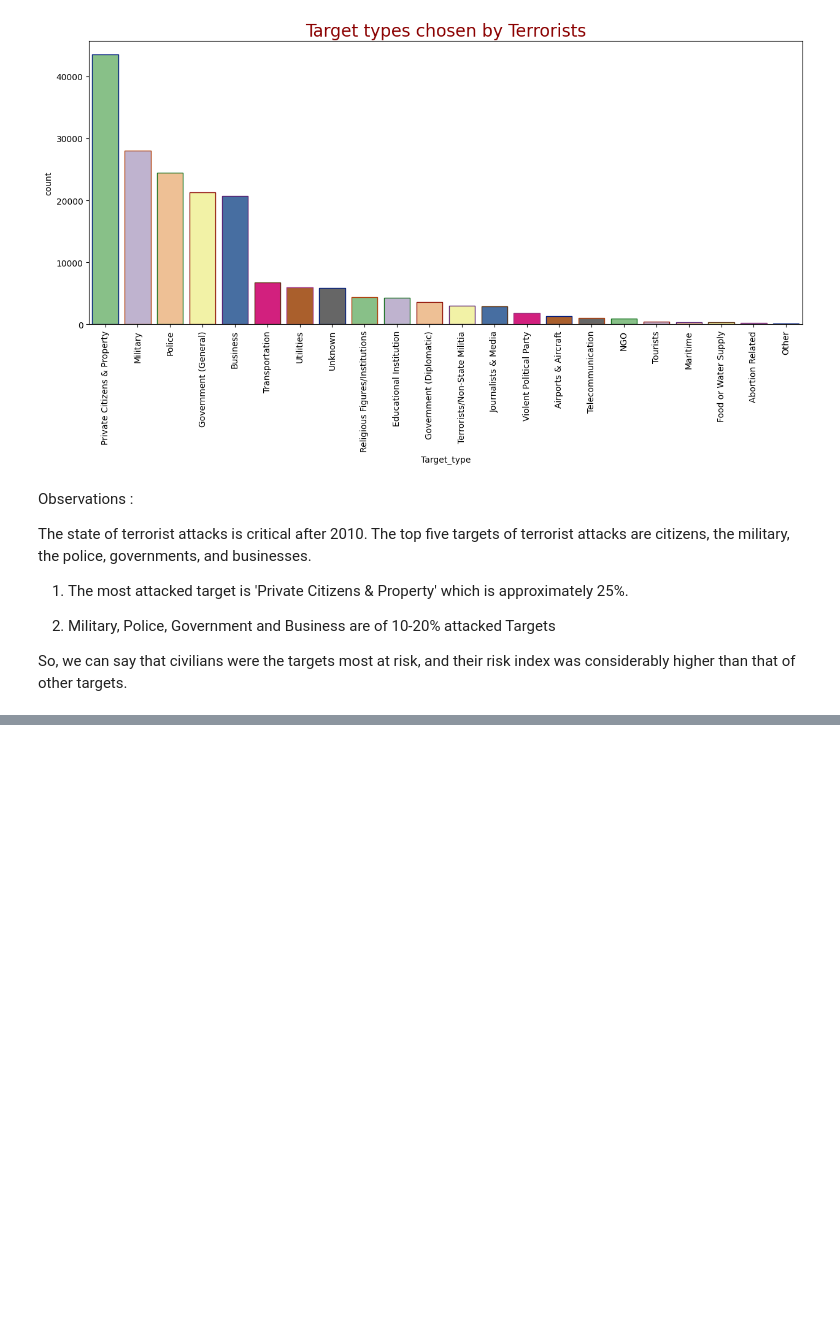
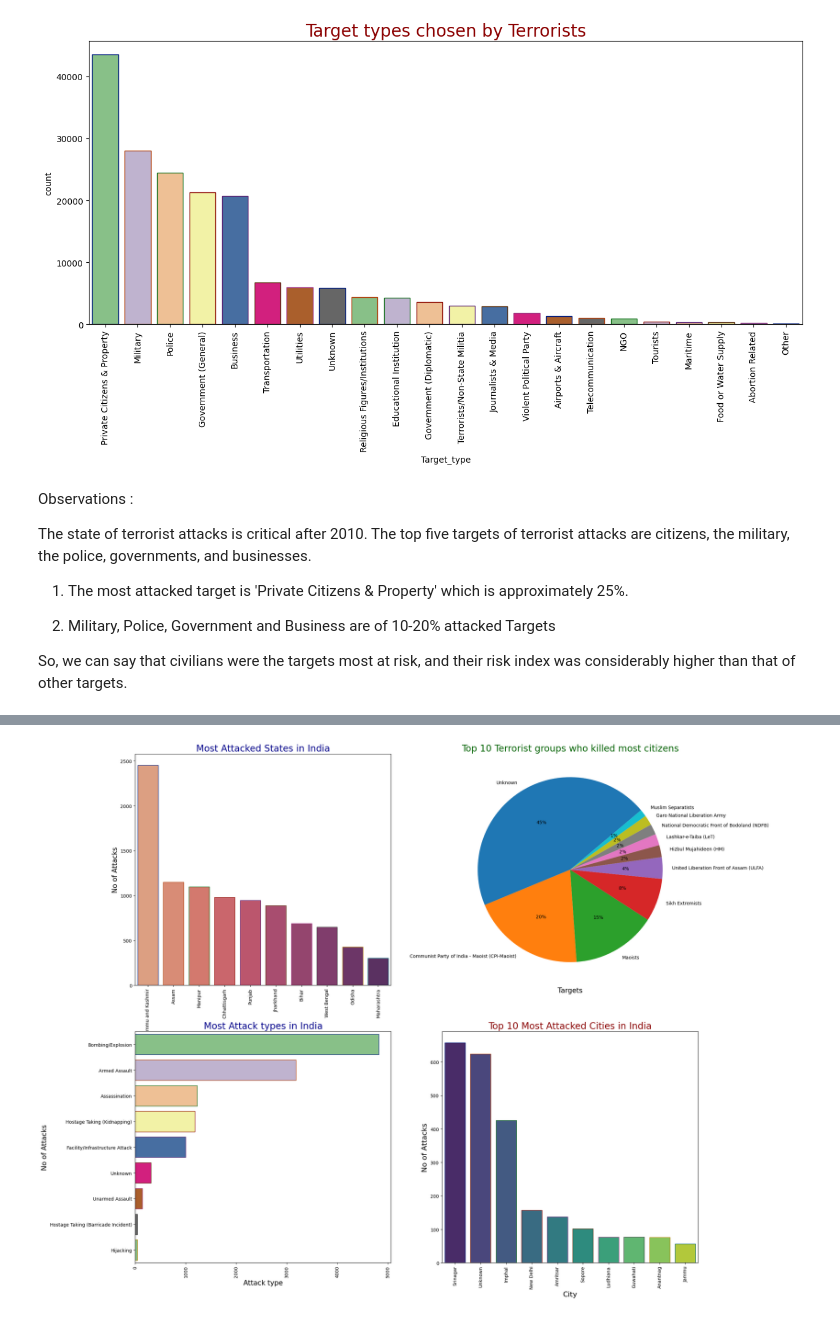
Before and after one commit to somyakmukherjee/Exploratory-Data-Analysis-on-Global-Terrorism, a Jupyter notebook: Capstone_Project_Global_terrorism_EDA_by_Somyak_Mukherjee.ipynb, the cells around one changed output, grey strips where cells are left out. Saved outputs shown, nothing was run; the diff lists cells and outputs as text; code cells hidden in the pictures; blank space fills up the shorter version.

```diff
--- a/Capstone_Project_Global_terrorism_EDA_by_Somyak_Mukherjee.ipynb
+++ b/Capstone_Project_Global_terrorism_EDA_by_Somyak_Mukherjee.ipynb
@@ -307,0 +335,5 @@ So, we can say that civilians were the targets most at risk, and their risk inde
+# %%
+#Dataset of Top 10 states in India which were attacked by Terrorists:
+gt_india = gt_df.loc[gt_df['Country'] == 'India']
+indiastate_df = gt_india.groupby("State")['Kills'].count().sort_values(ascending=False).reset_index().head(10)
+indiastate_df
@@ -307,0 +352,4 @@ So, we can say that civilians were the targets most at risk, and their risk inde
+# %%
+#Dataset of Top 10 Cities in India which were attacked by Terrorists:
+indiacity_df = gt_india.groupby("City")['Kills'].count().sort_values(ascending=False).reset_index().head(10)
+indiacity_df
@@ -307,0 +368,4 @@ So, we can say that civilians were the targets most at risk, and their risk inde
+# %%
+#Dataset of Top 10 Terrorist groups who killed most citizens
+group_df = gt_india.groupby("Gang_name")['Kills'].count().sort_values(ascending=False).reset_index().head(10)
+group_df
@@ -307,0 +384,4 @@ So, we can say that civilians were the targets most at risk, and their risk inde
+# %%
+#Top 10 most attacked Targets in India
+attack_df = gt_india.groupby("Attacktype")['Kills'].count().sort_values(ascending=False).reset_index().head(10)
+attack_df
@@ -307,0 +399,38 @@ So, we can say that civilians were the targets most at risk, and their risk inde
+# %%
+# Top 10 states in India which were attacked by Terrorists:
+plt.subplot(2,2,1)
+sns.barplot(x=indiastate_df['State'], y=indiastate_df['Kills'],  palette='flare',edgecolor=sns.color_palette('dark',10),orient='v')
+plt.title("Most Attacked States in India",fontsize= 20,color='Darkblue')
+plt.xlabel('State',fontsize=15)
+plt.ylabel('No of Attacks',fontsize = 15)
+plt.xticks(rotation=90)
+
+
+# Top 10 Terrorist groups who killed most citizens:
+plt.subplot(2,2,2)
+xlabels = group_df['Gang_name']
+ylabels= group_df['Kills']
+plt.pie(ylabels,labels=xlabels,autopct='%.0f%%',startangle=40)
+plt.title("Top 10 Terrorist groups who killed most citizens",fontsize=20,color='Darkgreen')
+plt.xlabel("Targets",fontsize=15)
+
+#Top 10 most attacked Targets in India
+plt.subplot(2,2,3)
+sns.barplot(x=attack_df['Kills'], y=attack_df['Attacktype'],  palette='Accent',edgecolor=sns.color_palette('dark',10),orient='h')
+plt.title("Most Attack types in India",fontsize=20,color='Darkblue')
+plt.xlabel("Attack type",fontsize=15)
+plt.ylabel("No of Attacks",fontsize=15)
+plt.xticks(rotation=90)
+
+
+# Top 10 Cities in India which were attacked by Terrorists:
+plt.subplot(2,2,4)
+sns.barplot(x=indiacity_df['City'], y=indiacity_df['Kills'],  palette='viridis',edgecolor=sns.color_palette('dark',10),orient='v')
+plt.title("Top 10 Most Attacked Cities in India",fontsize= 20,color='Darkred')
+plt.xlabel('City',fontsize=16)
+plt.ylabel('No of Attacks',fontsize = 16)
+plt.xticks(rotation=90)
+
+plt.gcf().set_size_inches(22,20)
+# %% [output]
+[figure, added]
```
Also changed, not shown: parts of 15 cells of this notebook.
